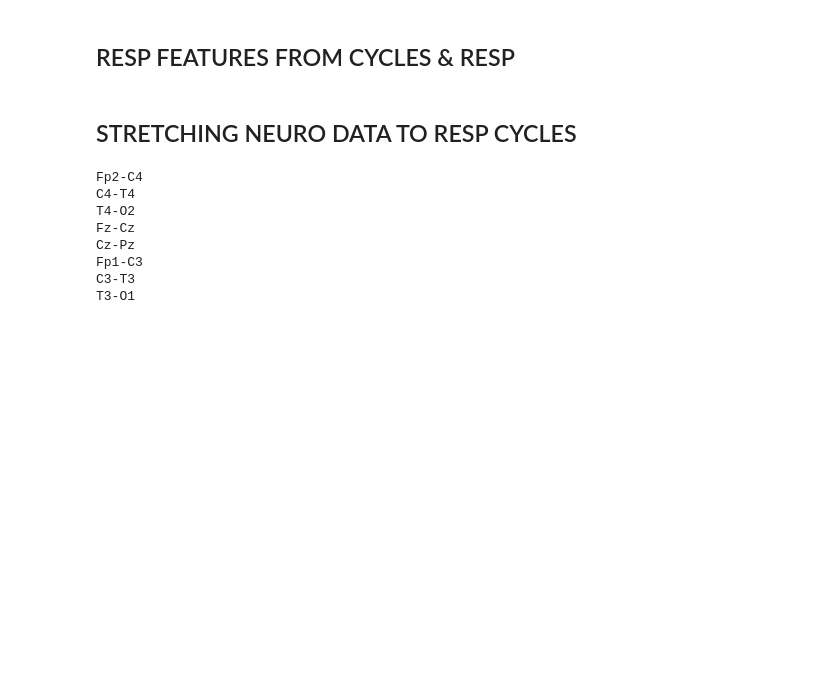
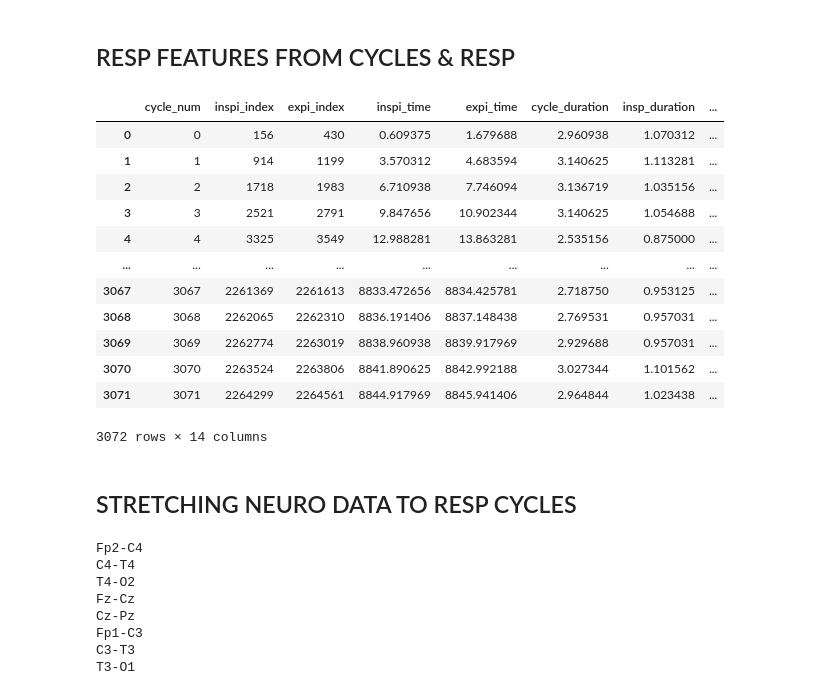
Before and after one commit to ValentinGhibaudo/Sleep_EEG_Respi, a Jupyter notebook: rsp_analysis.ipynb, the cells around one changed output. Cells and saved outputs as stored; diff of their text form; code cells hidden in the pictures; blank space fills up the shorter version.

```diff
--- a/rsp_analysis.ipynb
+++ b/rsp_analysis.ipynb
@@ -118,6 +125,22 @@ plot_cycle_points(resp=resp_sig, cycles=cycles, t=(0,20))
 ## RESP FEATURES FROM CYCLES & RESP
 # %%
 resp_features = get_all_respiration_features(resp_sig=resp_sig, sampling_rate=srate, cycles=cycles, t_start = 0.)
+# %%
+resp_features
+# %% [output]
+|  | cycle_num | inspi_index | expi_index | inspi_time | expi_time | cycle_duration | insp_duration | ... |
+| 0 | 0 | 156 | 430 | 0.609375 | 1.679688 | 2.960938 | 1.070312 | ... |
+| 1 | 1 | 914 | 1199 | 3.570312 | 4.683594 | 3.140625 | 1.113281 | ... |
+| 2 | 2 | 1718 | 1983 | 6.710938 | 7.746094 | 3.136719 | 1.035156 | ... |
+| 3 | 3 | 2521 | 2791 | 9.847656 | 10.902344 | 3.140625 | 1.054688 | ... |
+| 4 | 4 | 3325 | 3549 | 12.988281 | 13.863281 | 2.535156 | 0.875000 | ... |
+| ... | ... | ... | ... | ... | ... | ... | ... | ... |
+| 3067 | 3067 | 2261369 | 2261613 | 8833.472656 | 8834.425781 | 2.718750 | 0.953125 | ... |
+| 3068 | 3068 | 2262065 | 2262310 | 8836.191406 | 8837.148438 | 2.769531 | 0.957031 | ... |
+| 3069 | 3069 | 2262774 | 2263019 | 8838.960938 | 8839.917969 | 2.929688 | 0.957031 | ... |
+| 3070 | 3070 | 2263524 | 2263806 | 8841.890625 | 8842.992188 | 3.027344 | 1.101562 | ... |
+| 3071 | 3071 | 2264299 | 2264561 | 8844.917969 | 8845.941406 | 2.964844 | 1.023438 | ... |
+3072 rows × 14 columns
 # %% [markdown]
 ## STRETCHING NEURO DATA TO RESP CYCLES
 # %%
```
Also changed, not shown: parts of 9 cells of this notebook, 3 other files.
